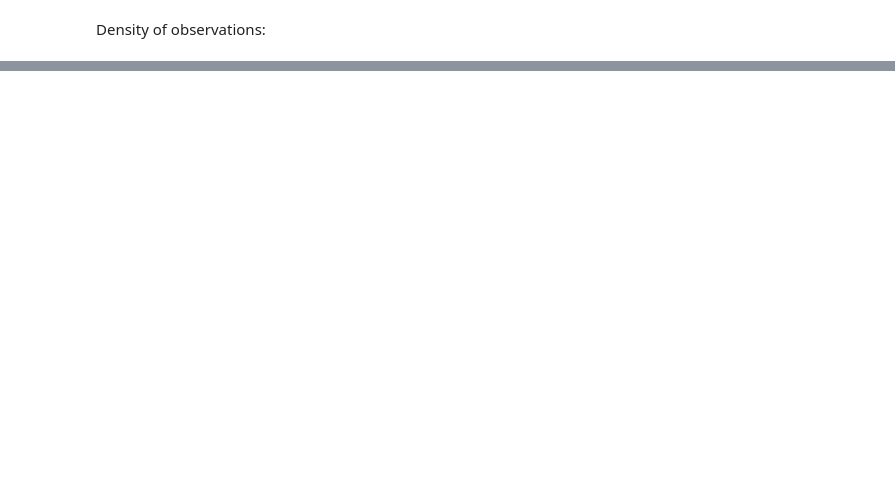
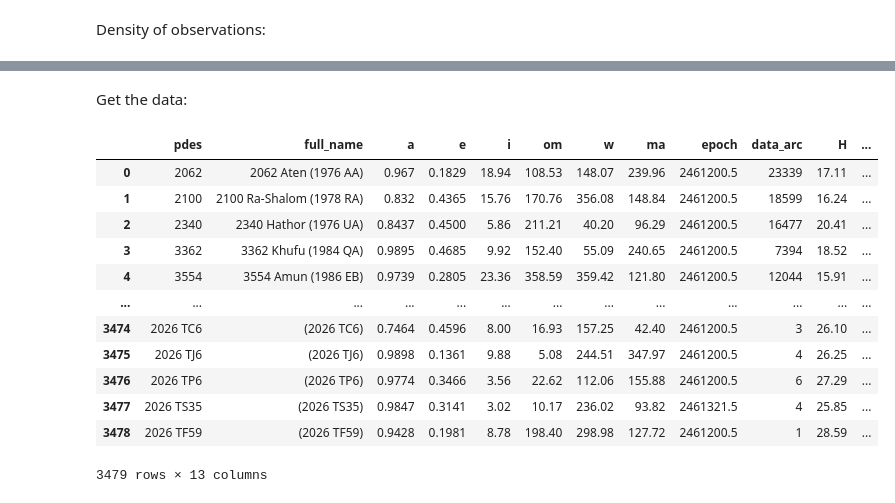
Before and after one commit to bernardinelli/medellin_workshop_solarsystem, a Jupyter notebook: zuluaga_dev/dev_data.ipynb, the cells around one changed output, grey strips where cells are left out. Drawn from its saved outputs; the diff is of its cells as text; code cells hidden in the pictures; blank space fills up the shorter version.

```diff
--- a/zuluaga_dev/dev_data.ipynb
+++ b/zuluaga_dev/dev_data.ipynb
@@ -108,0 +118,2 @@ fig.savefig(fig_dir + 'hexbin-observations.png')
+# %%
+url = 'https://ssd-api.jpl.nasa.gov/sbdb_query.api'
@@ -108,0 +122,36 @@ fig.savefig(fig_dir + 'hexbin-observations.png')
+# %%
+# All fields in: https://ssd-api.jpl.nasa.gov/doc/sbdb_query.html
+fields = [
+    'pdes', 'full_name',
+    'a', 'e', 'i', 'om', 'w', 'ma', 'epoch', 'data_arc',
+    'H', 'diameter', 'class'
+]
+# Group and classes: https://ssd-api.jpl.nasa.gov/doc/sbdb_filter.html
+params = {
+    'fields': ','.join(fields),
+    # 'sb-group': 'neo',
+    'sb-class': 'ATE'
+    #'limit': '10'
+}
+# %% [markdown]
+Get the data:
+# %%
+response = requests.get(url, params=params)
+response.raise_for_status()
+data = response.json()
+df = pd.DataFrame(data['data'], columns=data['fields'])
+df
+# %% [output]
+|  | pdes | full_name | a | e | i | om | w | ma | epoch | data_arc | H | ... |
+| 0 | 2062 | 2062 Aten (1976 AA) | 0.967 | 0.1829 | 18.94 | 108.53 | 148.07 | 239.96 | 2461200.5 | 23339 | 17.11 | ... |
+| 1 | 2100 | 2100 Ra-Shalom (1978 RA) | 0.832 | 0.4365 | 15.76 | 170.76 | 356.08 | 148.84 | 2461200.5 | 18599 | 16.24 | ... |
+| 2 | 2340 | 2340 Hathor (1976 UA) | 0.8437 | 0.4500 | 5.86 | 211.21 | 40.20 | 96.29 | 2461200.5 | 16477 | 20.41 | ... |
+| 3 | 3362 | 3362 Khufu (1984 QA) | 0.9895 | 0.4685 | 9.92 | 152.40 | 55.09 | 240.65 | 2461200.5 | 7394 | 18.52 | ... |
+| 4 | 3554 | 3554 Amun (1986 EB) | 0.9739 | 0.2805 | 23.36 | 358.59 | 359.42 | 121.80 | 2461200.5 | 12044 | 15.91 | ... |
+| ... | ... | ... | ... | ... | ... | ... | ... | ... | ... | ... | ... | ... |
+| 3474 | 2026 TC6 | (2026 TC6) | 0.7464 | 0.4596 | 8.00 | 16.93 | 157.25 | 42.40 | 2461200.5 | 3 | 26.10 | ... |
+| 3475 | 2026 TJ6 | (2026 TJ6) | 0.9898 | 0.1361 | 9.88 | 5.08 | 244.51 | 347.97 | 2461200.5 | 4 | 26.25 | ... |
+| 3476 | 2026 TP6 | (2026 TP6) | 0.9774 | 0.3466 | 3.56 | 22.62 | 112.06 | 155.88 | 2461200.5 | 6 | 27.29 | ... |
+| 3477 | 2026 TS35 | (2026 TS35) | 0.9847 | 0.3141 | 3.02 | 10.17 | 236.02 | 93.82 | 2461321.5 | 4 | 25.85 | ... |
+| 3478 | 2026 TF59 | (2026 TF59) | 0.9428 | 0.1981 | 8.78 | 198.40 | 298.98 | 127.72 | 2461200.5 | 1 | 28.59 | ... |
+3479 rows × 13 columns
```
Also changed, not shown: parts of 8 cells of this notebook, 23 other files.
